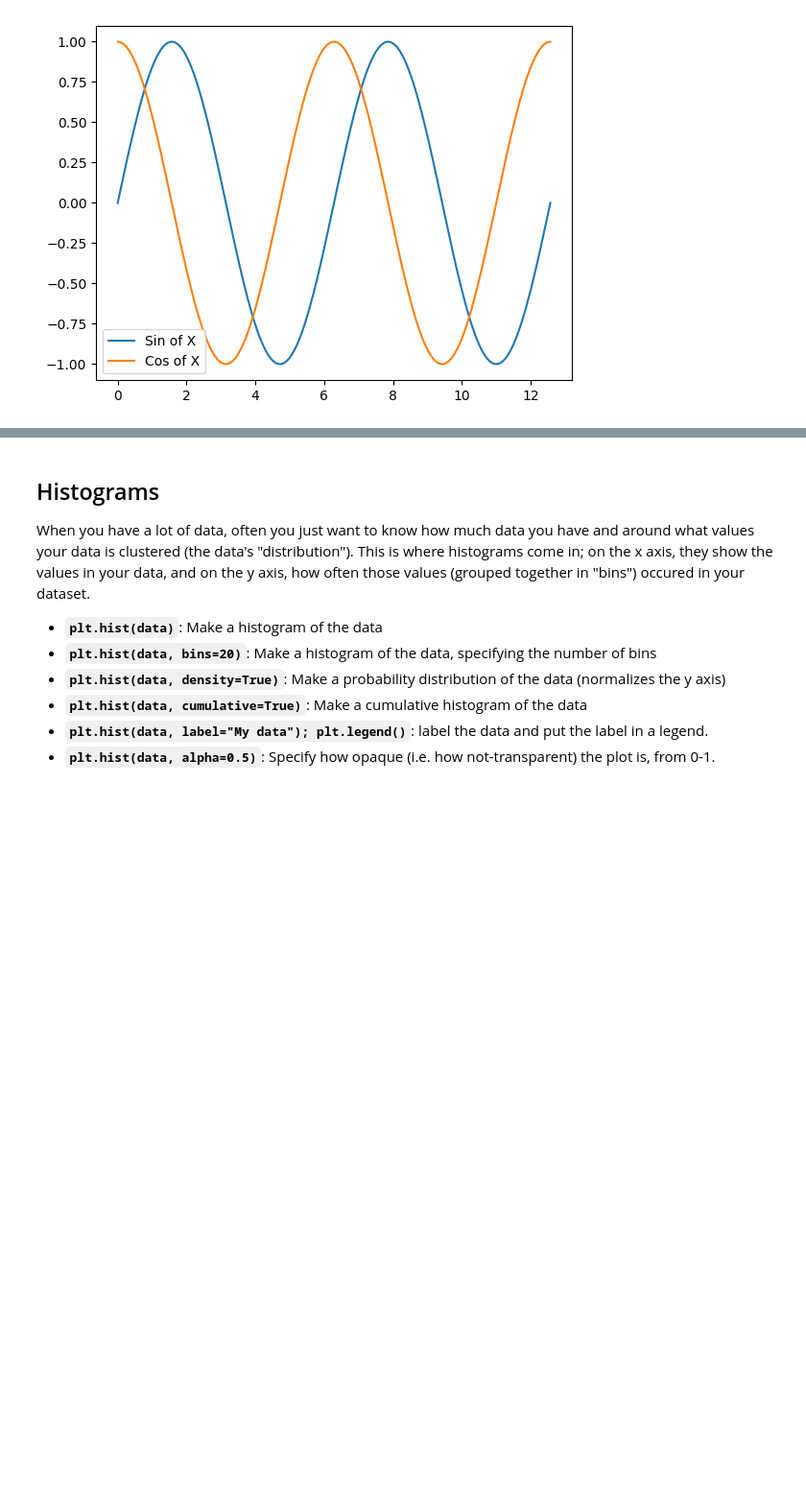
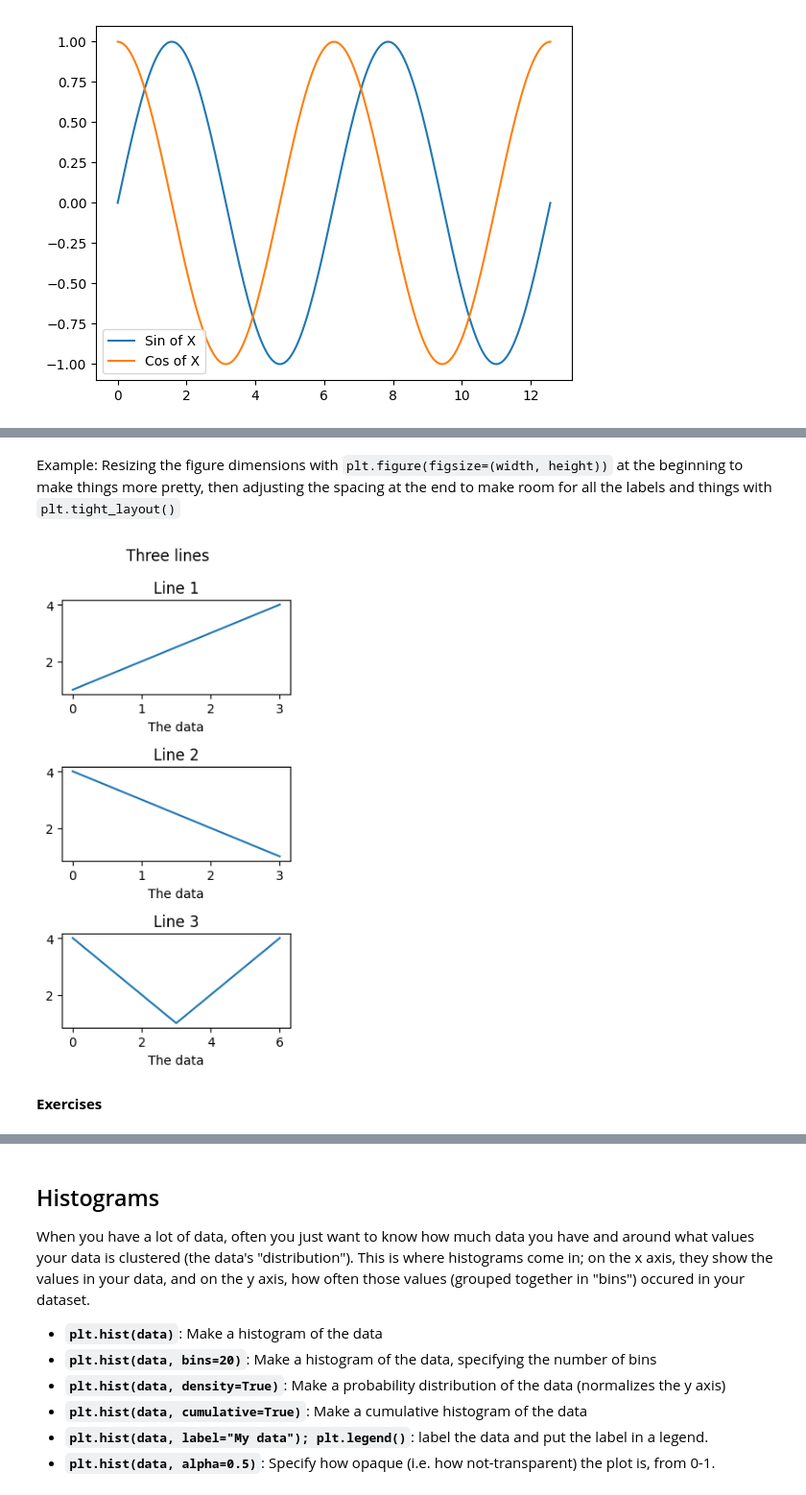
Before and after one commit to nickdelgrosso/CodeTeachingMaterials, a Jupyter notebook: notebooks/DS Plotting With Matplotlib.ipynb, the cells around one changed output, grey strips where cells are left out. Shown at 96% size. Drawn from its saved outputs; the diff is of its cells as text; code cells hidden in the pictures; blank space fills up the shorter version.

```diff
--- a/notebooks/DS Plotting With Matplotlib.ipynb
+++ b/notebooks/DS Plotting With Matplotlib.ipynb
@@ -250,0 +293,26 @@ plt.legend();
+# %% [markdown]
+Example: Resizing the figure dimensions with `plt.figure(figsize=(width, height))` at the beginning to make things more pretty, then adjusting the spacing at the end to make room for all the labels and things with `plt.tight_layout()`
+# %%
+plt.figure(figsize=(3, 6))
+plt.suptitle("Three lines")
+
+plt.subplot(3, 1, 1)
+plt.plot([1, 2, 3, 4])
+plt.title("Line 1")
+plt.xlabel('The data')
+
+plt.subplot(3, 1, 2)
+plt.plot([4, 3, 2, 1])
+plt.title("Line 2")
+plt.xlabel('The data')
+
+plt.subplot(3, 1, 3)
+plt.plot([4, 3, 2, 1, 2, 3, 4])
+plt.title("Line 3")
+plt.xlabel('The data')
+
+plt.tight_layout()
+# %% [output]
+[figure, added]
+# %% [markdown]
+**Exercises**
```
Also changed, not shown: parts of 8 cells of this notebook.
